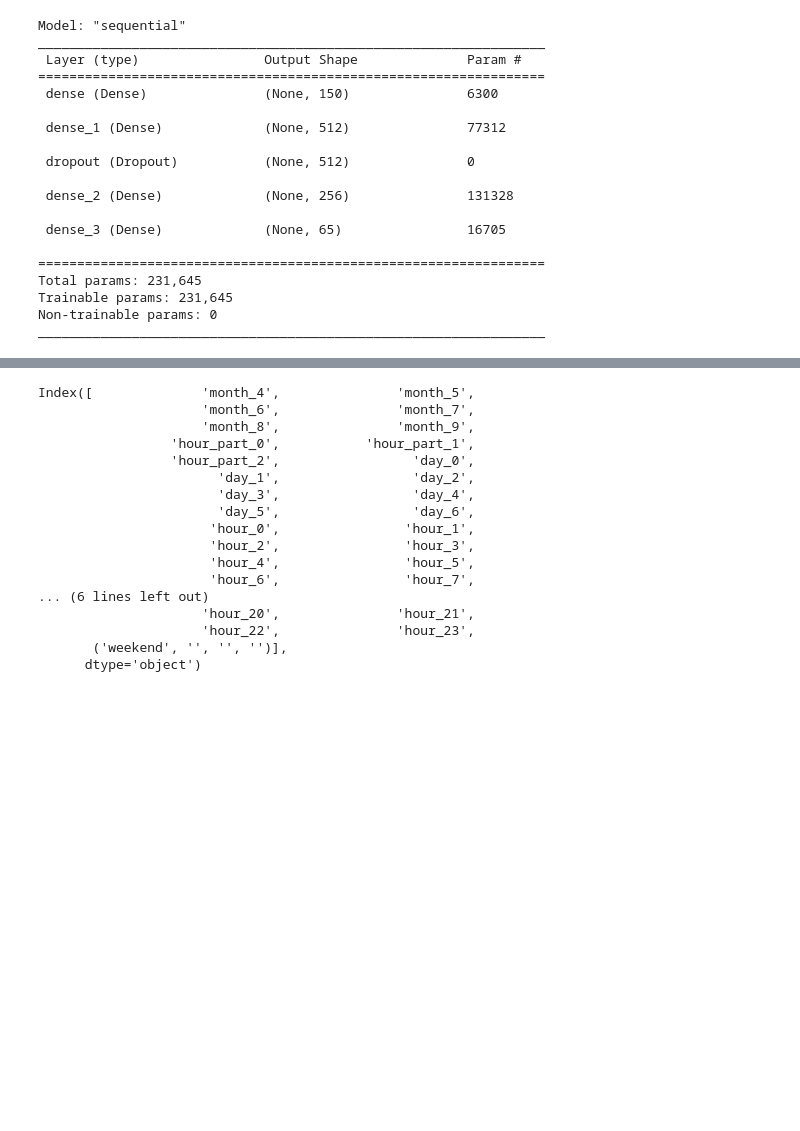
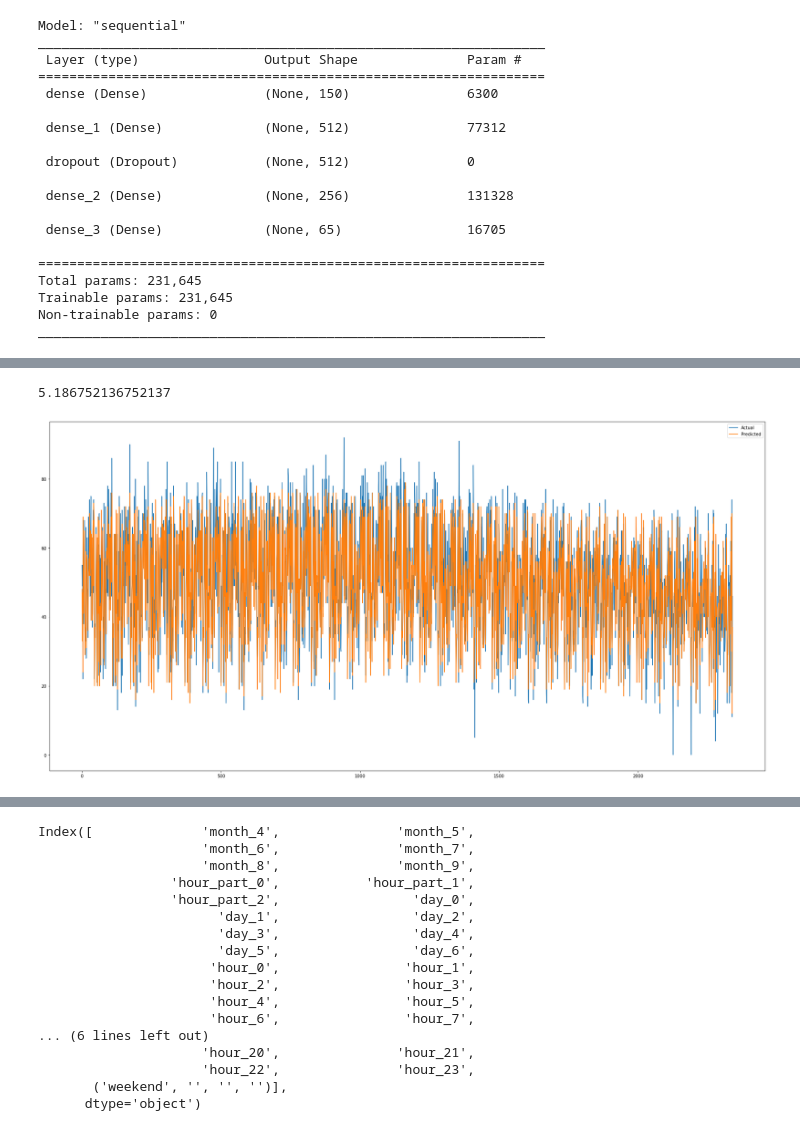
Before and after one commit to tk2093/Machine_Learning, a Jupyter notebook: Final_project/KglMar22_ANN.ipynb, the cells around one changed output, grey strips where cells are left out. Drawn from its saved outputs; the diff is of its cells as text; code cells hidden in the pictures; blank space fills up the shorter version.

```diff
--- a/Final_project/KglMar22_ANN.ipynb
+++ b/Final_project/KglMar22_ANN.ipynb
@@ -169,3 +187,15 @@ mean_absolute_error(val_targets.values,np.round(pred*100))
+# %%
+mean_absolute_error(val_targets.iloc[:36,:].values.reshape(36*65,),np.round(pred*100)[:36,:].reshape(36*65,))
+# %% [output]
+5.186752136752137
+# %%
+plt.figure(figsize=(30,15))
+plt.plot(val_targets.iloc[:36,:].values.reshape(36*65,), label='Actual')
+plt.plot(np.round(pred*100)[:36,:].reshape(36*65,), label='Predicted')
+plt.legend()
+plt.show()
+# %% [output]
+[figure, added]
 # %%
 history = NN_model.fit(features.values, imp_train.values/100, epochs=60, batch_size=200, shuffle=True)
 # %% [output]
```
Also changed, not shown: parts of 2 cells of this notebook, 1 other file.
